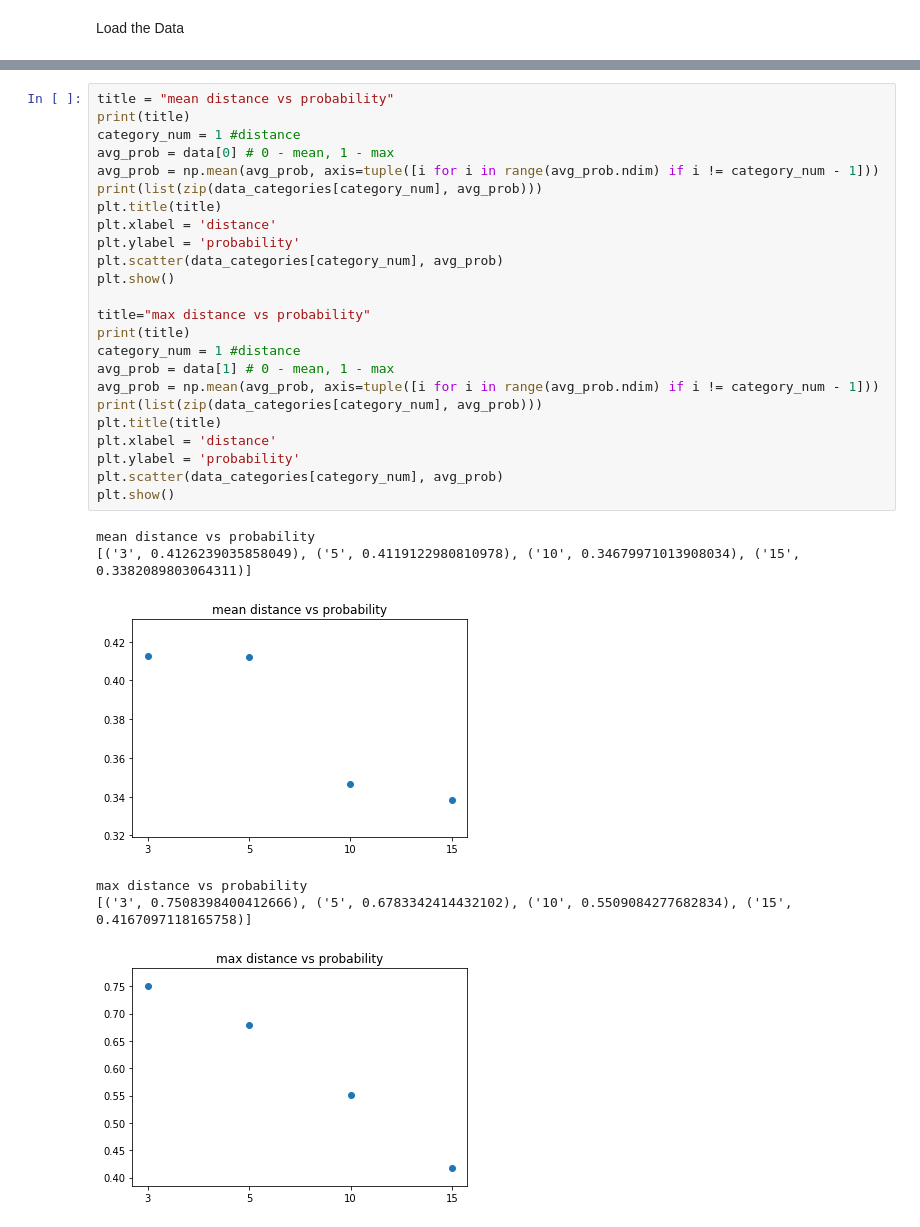
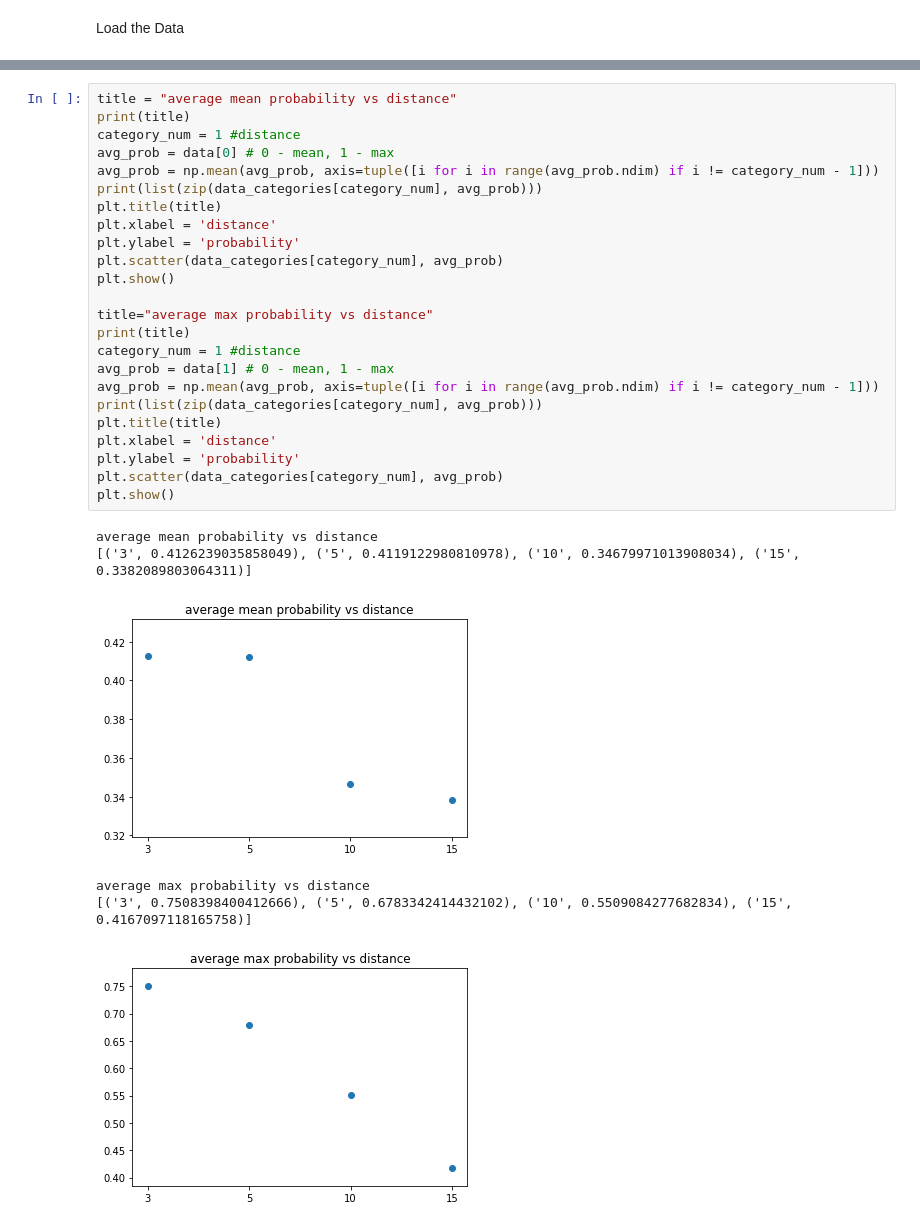
Before and after one commit to linklab-uva/iowt, a Jupyter notebook: benchmark_data_analysis.ipynb, the cells around one changed output, grey strips where cells are left out. Drawn from its saved outputs; the diff is of its cells as text.

```diff
--- a/benchmark_data_analysis.ipynb
+++ b/benchmark_data_analysis.ipynb
@@ -99,32 +95,32 @@ max object vs probability
 # %%
-title = "mean distance vs probability"
+title = "average mean probability vs distance"
 print(title)
 category_num = 1 #distance
 avg_prob = data[0] # 0 - mean, 1 - max
 avg_prob = np.mean(avg_prob, axis=tuple([i for i in range(avg_prob.ndim) if i != category_num - 1]))
 print(list(zip(data_categories[category_num], avg_prob)))
 plt.title(title)
 plt.xlabel = 'distance'
 plt.ylabel = 'probability'
 plt.scatter(data_categories[category_num], avg_prob)
 plt.show()
 
-title="max distance vs probability"
+title="average max probability vs distance"
 print(title)
 category_num = 1 #distance
 avg_prob = data[1] # 0 - mean, 1 - max
 avg_prob = np.mean(avg_prob, axis=tuple([i for i in range(avg_prob.ndim) if i != category_num - 1]))
 print(list(zip(data_categories[category_num], avg_prob)))
 plt.title(title)
 plt.xlabel = 'distance'
 plt.ylabel = 'probability'
 plt.scatter(data_categories[category_num], avg_prob)
 plt.show()
 # %% [output]
-mean distance vs probability
+average mean probability vs distance
 [('3', 0.4126239035858049), ('5', 0.4119122980810978), ('10', 0.34679971013908034), ('15', 0.3382089803064311)]
-[figure, old version]
+[figure, new version]
-max distance vs probability
+average max probability vs distance
 [('3', 0.7508398400412666), ('5', 0.6783342414432102), ('10', 0.5509084277682834), ('15', 0.4167097118165758)]
-[figure, old version]
+[figure, new version]
 # %%
```
Also changed, not shown: parts of 5 cells of this notebook, 3 other files.
